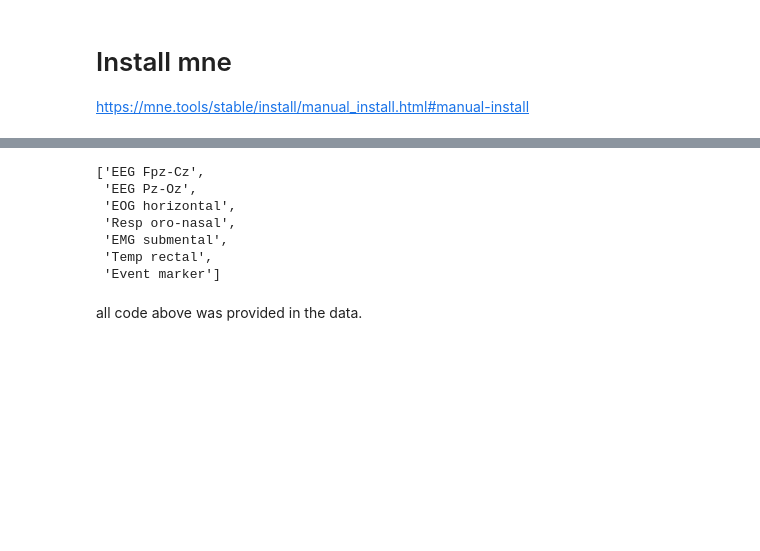
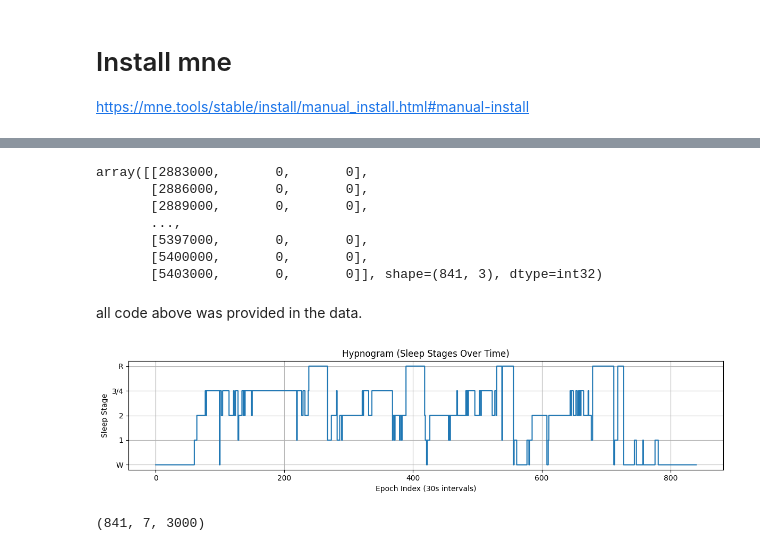
Before and after one commit to AdvPythonFS25/group_3_eeg, a Jupyter notebook: PSG.ipynb, the cells around one changed output, grey strips where cells are left out. Saved outputs shown, nothing was run; the diff lists cells and outputs as text; code cells hidden in the pictures; blank space fills up the shorter version.

Commit message:
30s sleep stage labeling and normalizing signals. Check whatapp for more detailed information

```diff
--- a/PSG.ipynb
+++ b/PSG.ipynb
@@ -46,13 +48,50 @@ Stage for epoch 25: 0
 # %%
 # get the channel names
 epo.ch_names
+epo.events
 # %% [output]
-['EEG Fpz-Cz',
- 'EEG Pz-Oz',
- 'EOG horizontal',
- 'Resp oro-nasal',
- 'EMG submental',
- 'Temp rectal',
- 'Event marker']
+array([[2883000,       0,       0],
+       [2886000,       0,       0],
+       [2889000,       0,       0],
+       ...,
+       [5397000,       0,       0],
+       [5400000,       0,       0],
+       [5403000,       0,       0]], shape=(841, 3), dtype=int32)
 # %% [markdown]
 all code above was provided in the data.
+# %%
+#There are 4 sleep stages in oiur data: W,1,2,3/4, R. I assume, W means awake and R means REM. For each epoch, there is 1 sleep stage value.
+# An epoch is 30s long according to google (I think thats standard for eegs)
+#
+
+# get the sleep stage
+stage = epo.events[:, 2]
+#Un comment the following line to see relationship between integer and sleep stage
+#print(epo.event_id.items())
+
+#These lines just swap the integer with the string of the sleep stage,
+#reverse_labels = {v: k for k,v in epo.event_id.items()}
+#label_names = [reverse_labels[l] for l in stage]
+#print(label_names)
+
+
+stage_labels = ['W', '1', '2', '3/4', 'R']
+labels_named = [stage_labels[int(l)] if l >= 0 else 'Unknown' for l in stage]
+
+
+#This plots the sleep stage for each epoch(30s)
+plt.figure(figsize=(12, 3))
+plt.plot( labels, drawstyle='steps-post')
+plt.yticks(ticks=[0, 1, 2, 3, 4], labels=stage_labels)
+plt.xlabel('Epoch Index (30s intervals)')
+plt.ylabel('Sleep Stage')
+plt.title('Hypnogram (Sleep Stages Over Time)')
+plt.grid(True)
+plt.tight_layout()
+plt.show()
+
+#I guess the next step would be to run a for loop and do this for every file? Im confused because the github says we have data from 25 patients,
+#  but we have 75 fif files
+# %% [output]
+[figure, added]
+(841, 7, 3000)
```
Also changed, not shown: parts of 3 cells of this notebook, 1 other file.
